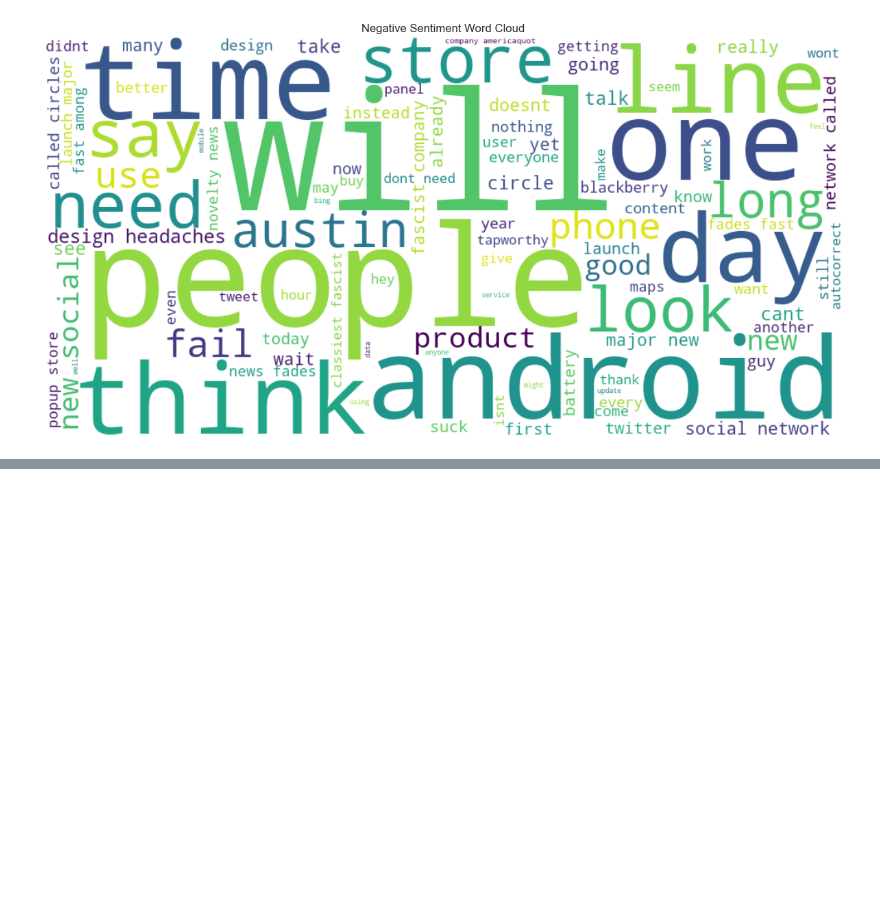
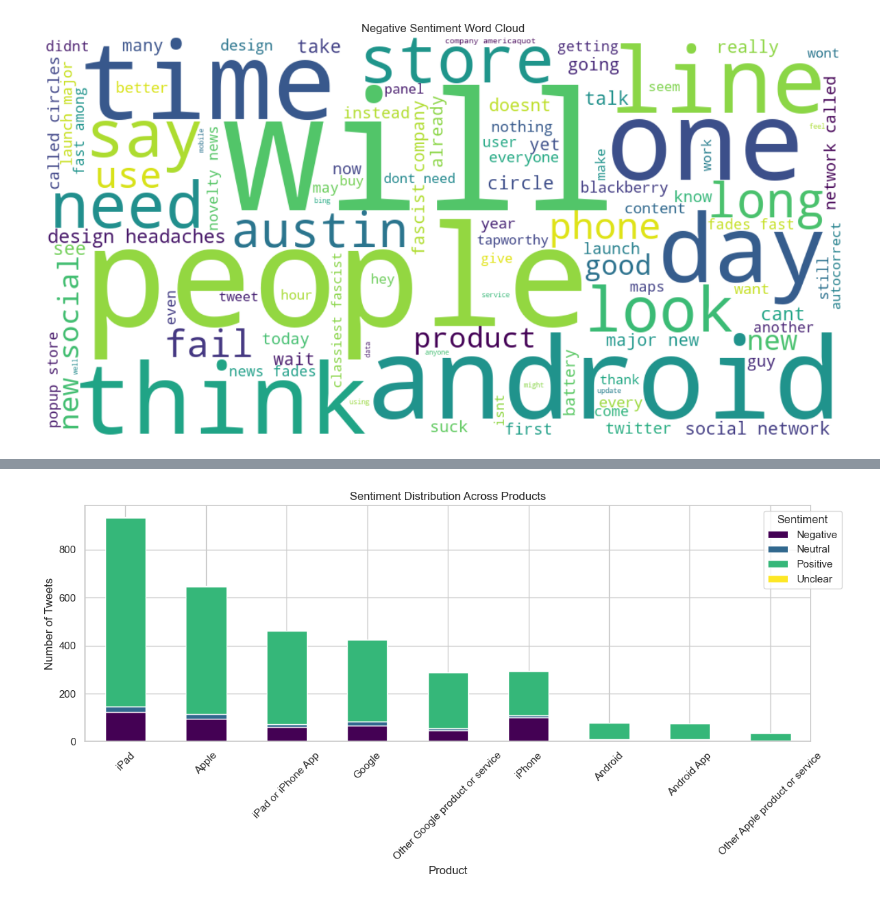
Before and after one commit to byegond-beep/Consumer-Sentiment-Analysis-of-Apple-and-Google-Products-Using-Natural-Language-Processing, a Jupyter notebook: Consumer-Sentiment-Analysis-of-Apple-and-Google-Products-Using-NLP.ipynb, the cells around one changed output, grey strips where cells are left out. Drawn from its saved outputs; the diff is of its cells as text; code cells hidden in the pictures; blank space fills up the shorter version.

```diff
--- a/Consumer-Sentiment-Analysis-of-Apple-and-Google-Products-Using-NLP.ipynb
+++ b/Consumer-Sentiment-Analysis-of-Apple-and-Google-Products-Using-NLP.ipynb
@@ -1080,0 +1107,36 @@ For stakeholders, monitoring these recurring concerns can help identify opportun
+# %%
+# Exclude Unknown products
+
+filtered_df = df[df['product'] != 'Unknown']
+
+sentiment_product = pd.crosstab(
+    filtered_df['product'],
+    filtered_df['sentiment']
+)
+
+sentiment_product.sort_values(
+    by='Positive',
+    ascending=False
+).plot(
+    kind='bar',
+    stacked=True,
+    figsize=(12,6),
+    colormap='viridis'
+)
+
+plt.title('Sentiment Distribution Across Products')
+plt.xlabel('Product')
+plt.ylabel('Number of Tweets')
+
+plt.xticks(rotation=45)
+
+plt.legend(
+    title='Sentiment',
+    bbox_to_anchor=(1.05,1)
+)
+
+plt.tight_layout()
+
+plt.show()
+# %% [output]
+[figure, added]
```
Also changed, not shown: parts of 19 cells of this notebook.
